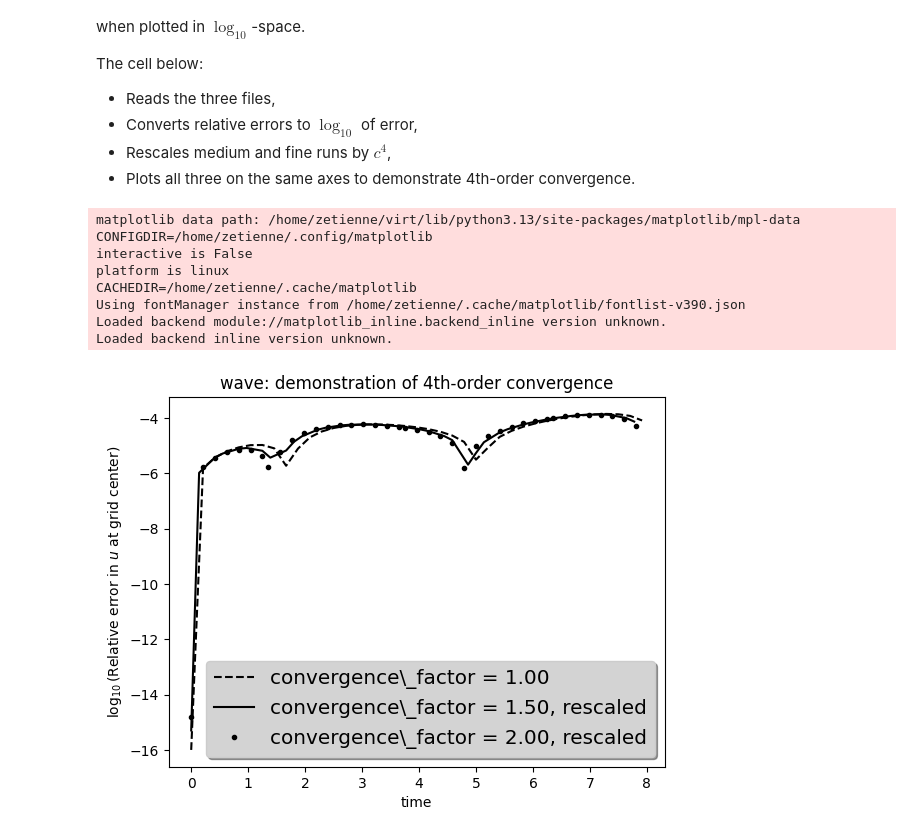
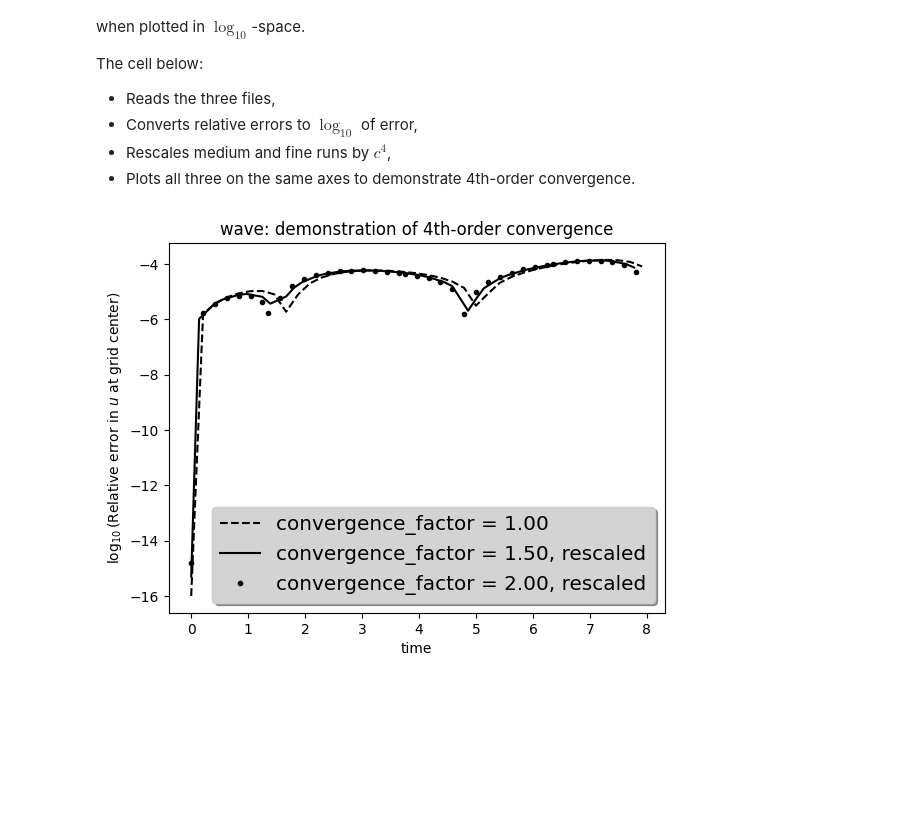
Before and after one commit to nrpy/tutorial, a Jupyter notebook: 2-basic_physics_applications/start_to_finish__wave_equation_cartesian.ipynb, the cells around one changed output. Cells and saved outputs as stored; diff of their text form; code cells hidden in the pictures; blank space fills up the shorter version.

```diff
--- a/2-basic_physics_applications/start_to_finish__wave_equation_cartesian.ipynb
+++ b/2-basic_physics_applications/start_to_finish__wave_equation_cartesian.ipynb
@@ -851,9 +851,15 @@ The cell below:
 * Rescales medium and fine runs by $c^4$,
 * Plots all three on the same axes to demonstrate 4th-order convergence.
 # %%
+import logging
+logging.getLogger('matplotlib').setLevel(logging.WARNING)
+
 %matplotlib inline
+
 import matplotlib as mpl
+# Double check to ensure it stays quiet
 mpl.set_loglevel("warning")
+
 import matplotlib.pyplot as plt
 import mpmath as mp
 import csv
@@ -861,18 +867,11 @@ import csv
 def file_reader(filename, col_time=0, col_error=1):
     """
     Read two columns (time and relative error) from a whitespace-separated file.
-
-    Returns
-    -------
-    times : list[float]
-    errors : list[float]
-        Relative error values (not in log10 yet).
     """
     with open(filename) as f:
         reader = csv.reader(f, delimiter=" ")
         rows = []
         for row in reader:
-            # Filter out empty strings
             row = [tok for tok in row if tok != ""]
             if len(row) == 0:
                 continue
@@ -883,48 +882,42 @@ def file_reader(filename, col_time=0, col_error=1):
         return times, errs
 
 # Paths to 0D output files
+# Note: Ensure 'project_dir' is defined in a previous cell,
+# or define it here, e.g., project_dir = "."
 f_coarse = os.path.join(project_dir, "out0d-conv_factor1.00.txt")
-f_med   = os.path.join(project_dir, "out0d-conv_factor1.50.txt")
-f_fine  = os.path.join(project_dir, "out0d-conv_factor2.00.txt")
+f_med    = os.path.join(project_dir, "out0d-conv_factor1.50.txt")
+f_fine   = os.path.join(project_dir, "out0d-conv_factor2.00.txt")
 
 t_coarse, err_coarse_rel = file_reader(f_coarse)
-t_med,   err_med_rel     = file_reader(f_med)
-t_fine,  err_fine_rel    = file_reader(f_fine)
+t_med,    err_med_rel    = file_reader(f_med)
+t_fine,   err_fine_rel   = file_reader(f_fine)
 
 # Convert to log10(error) with a small floor to avoid log10(0)
 err_coarse = [mp.log10(e + 1e-16) for e in err_coarse_rel]
 err_med    = [mp.log10(e + 1e-16) for e in err_med_rel]
 err_fine   = [mp.log10(e + 1e-16) for e in err_fine_rel]
 
 # Convergence factors c (relative to coarse run)
 c_med  = 1.5
 c_fine = 2.0
 
 # Rescale medium and fine runs:
 # log10(error_rescaled) = log10(error_original) + 4 * log10(c)
 err_med_rescaled  = [e + 4 * mp.log10(c_med)  for e in err_med]
 err_fine_rescaled = [e + 4 * mp.log10(c_fine) for e in err_fine]
 
 fig, ax = plt.subplots()
 
 plt.title("wave: demonstration of 4th-order convergence")
 plt.xlabel("time")
 plt.ylabel(r"$\log_{10}$(Relative error in $u$ at grid center)")
 
-ax.plot(t_coarse, err_coarse,        "k--", label=r"convergence_factor = 1.00")
-ax.plot(t_med,    err_med_rescaled,  "k-",  label=r"convergence_factor = 1.50, rescaled")
+ax.plot(t_coarse, err_coarse,         "k--", label=r"convergence_factor = 1.00")
+ax.plot(t_med,    err_med_rescaled,   "k-",  label=r"convergence_factor = 1.50, rescaled")
 ax.plot(t_fine,   err_fine_rescaled, "k.",  label=r"convergence_factor = 2.00, rescaled")
 
 legend = ax.legend(loc="lower right", shadow=True, fontsize="x-large")
 legend.get_frame().set_facecolor("lightgray")
 plt.show()
 # %% [output]
-matplotlib data path: /home/zetienne/virt/lib/python3.13/site-packages/matplotlib/mpl-data
-CONFIGDIR=/home/zetienne/.config/matplotlib
-interactive is False
-platform is linux
-CACHEDIR=/home/zetienne/.cache/matplotlib
-Using fontManager instance from /home/zetienne/.cache/matplotlib/fontlist-v390.json
-Loaded backend module://matplotlib_inline.backend_inline version unknown.
-Loaded backend inline version unknown.
-[figure, old version]
+[figure, new version]
```
